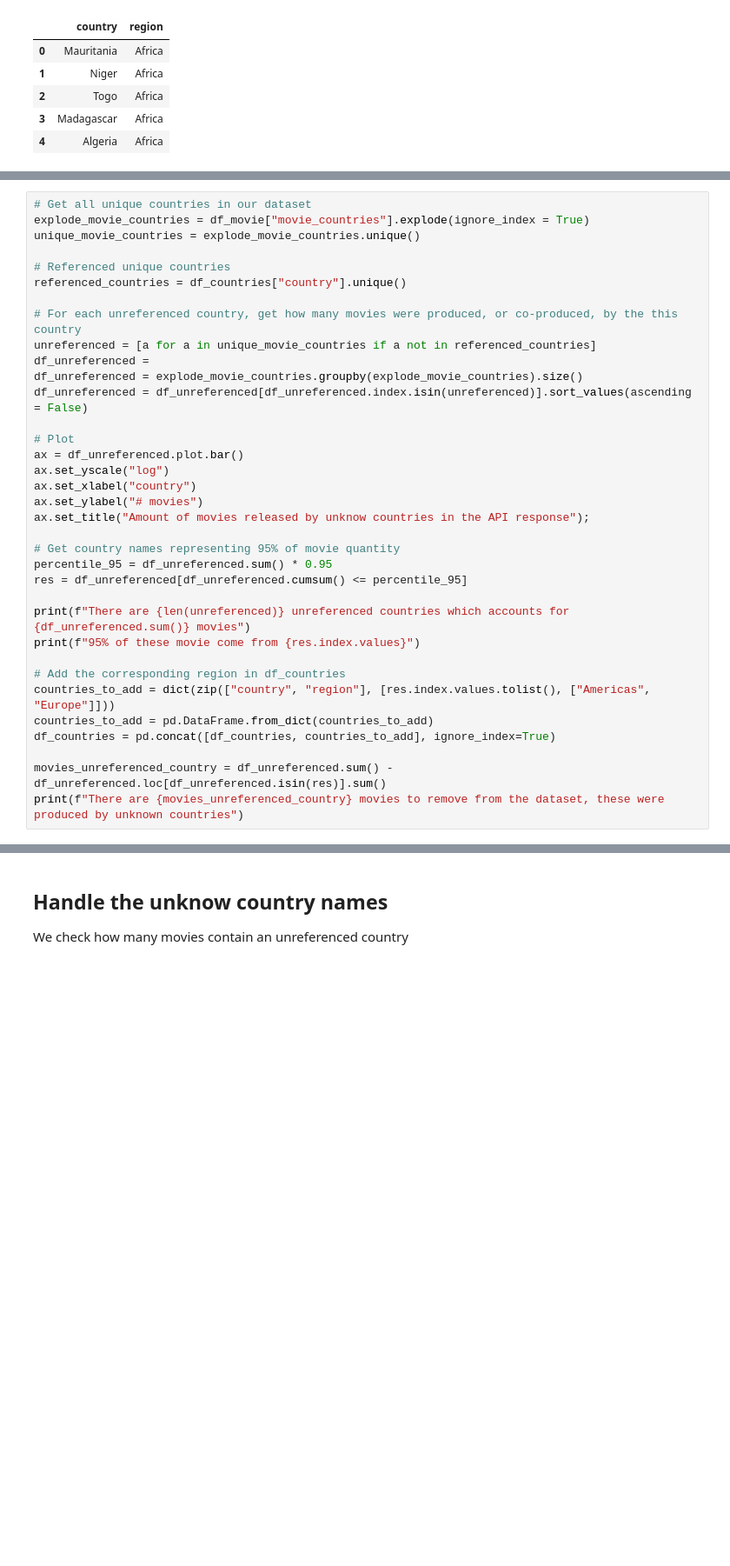
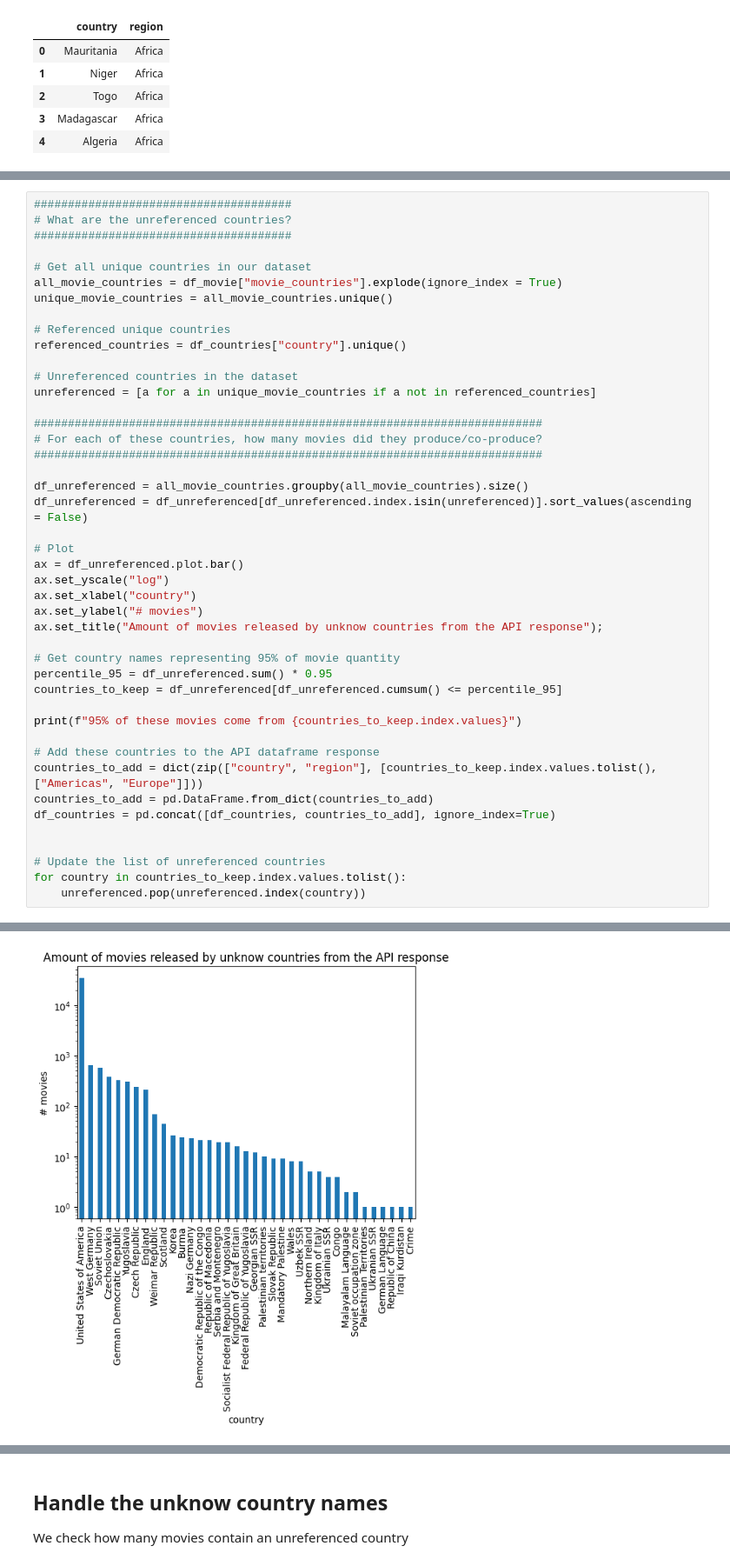
Before and after one commit to epfl-ada/ada-2022-project-armada, a Jupyter notebook: Maxime.ipynb, the cells around one changed output, grey strips where cells are left out. Shown at 87% size. Cells and saved outputs as stored; diff of their text form; blank space fills up the shorter version.

Commit message:
more region

```diff
--- a/Maxime.ipynb
+++ b/Maxime.ipynb
@@ -71,15 +79,23 @@ df_countries.head()
 # %%
+######################################
+# What are the unreferenced countries?
+######################################
+
 # Get all unique countries in our dataset
-explode_movie_countries = df_movie["movie_countries"].explode(ignore_index = True)
-unique_movie_countries = explode_movie_countries.unique()
+all_movie_countries = df_movie["movie_countries"].explode(ignore_index = True)
+unique_movie_countries = all_movie_countries.unique()
 
 # Referenced unique countries
 referenced_countries = df_countries["country"].unique()
 
-# For each unreferenced country, get how many movies were produced, or co-produced, by the this country
+# Unreferenced countries in the dataset
 unreferenced = [a for a in unique_movie_countries if a not in referenced_countries]
-df_unreferenced =
-df_unreferenced = explode_movie_countries.groupby(explode_movie_countries).size()
+
+###########################################################################
+# For each of these countries, how many movies did they produce/co-produce?
+###########################################################################
+
+df_unreferenced = all_movie_countries.groupby(all_movie_countries).size()
 df_unreferenced = df_unreferenced[df_unreferenced.index.isin(unreferenced)].sort_values(ascending = False)
 
 # Plot
@@ -87,20 +103,21 @@ ax = df_unreferenced.plot.bar()
 ax.set_yscale("log")
 ax.set_xlabel("country")
 ax.set_ylabel("# movies")
-ax.set_title("Amount of movies released by unknow countries in the API response");
+ax.set_title("Amount of movies released by unknow countries from the API response");
 
 # Get country names representing 95% of movie quantity
 percentile_95 = df_unreferenced.sum() * 0.95
-res = df_unreferenced[df_unreferenced.cumsum() <= percentile_95]
+countries_to_keep = df_unreferenced[df_unreferenced.cumsum() <= percentile_95]
 
-print(f"There are {len(unreferenced)} unreferenced countries which accounts for {df_unreferenced.sum()} movies")
-print(f"95% of these movie come from {res.index.values}")
+print(f"95% of these movies come from {countries_to_keep.index.values}")
 
-# Add the corresponding region in df_countries
-countries_to_add = dict(zip(["country", "region"], [res.index.values.tolist(), ["Americas", "Europe"]]))
+# Add these countries to the API dataframe response
+countries_to_add = dict(zip(["country", "region"], [countries_to_keep.index.values.tolist(), ["Americas", "Europe"]]))
 countries_to_add = pd.DataFrame.from_dict(countries_to_add)
 df_countries = pd.concat([df_countries, countries_to_add], ignore_index=True)
 
-movies_unreferenced_country = df_unreferenced.sum() - df_unreferenced.loc[df_unreferenced.isin(res)].sum()
-print(f"There are {movies_unreferenced_country} movies to remove from the dataset, these were produced by unknown countries")
+
+# Update the list of unreferenced countries
+for country in countries_to_keep.index.values.tolist():
+    unreferenced.pop(unreferenced.index(country))
 # %% [output]
@@ -108,0 +125 @@ AttributeError: 'numpy.ndarray' object has no attribute 'groupby'
+[figure, added]
```
Also changed, not shown: parts of 7 cells of this notebook, 1 other file.
